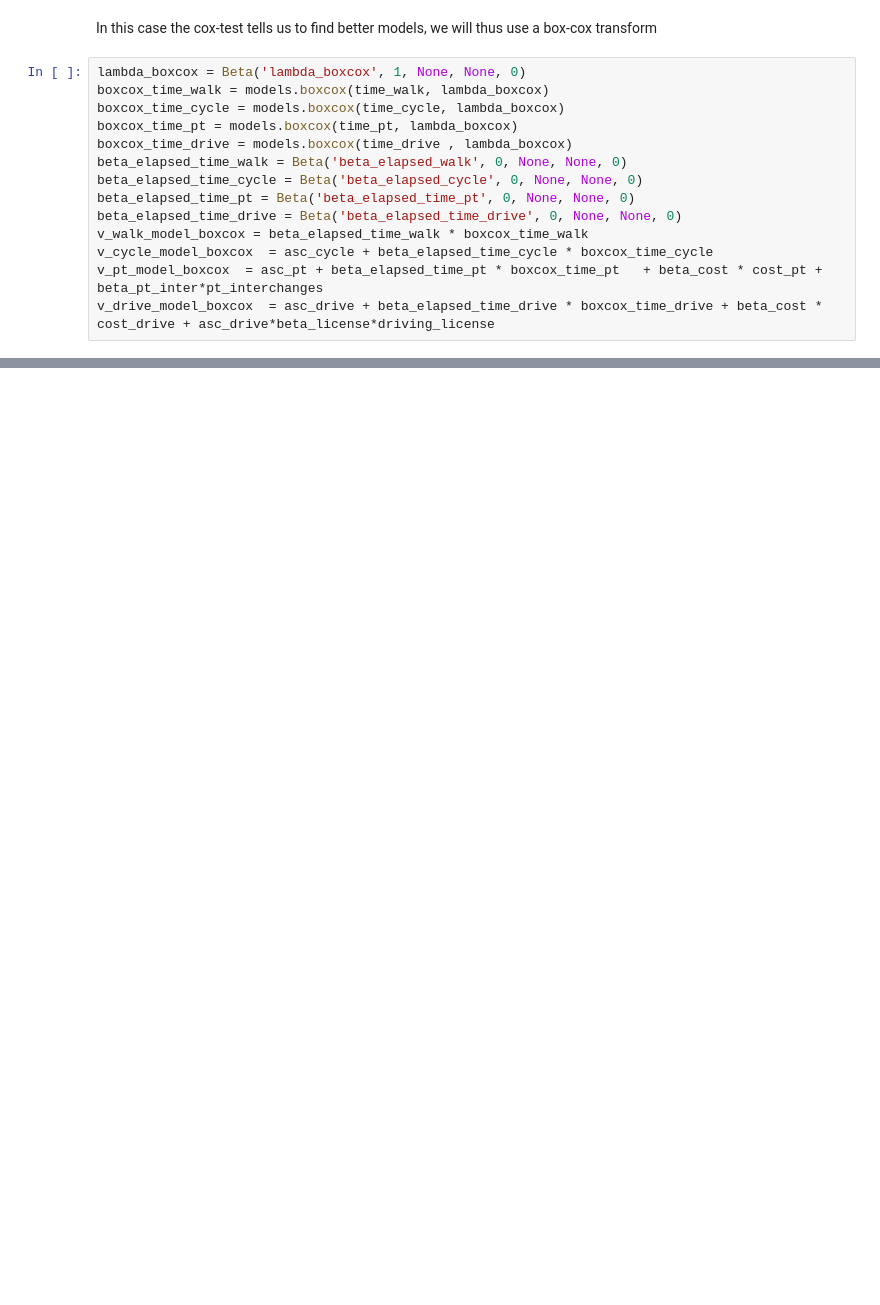
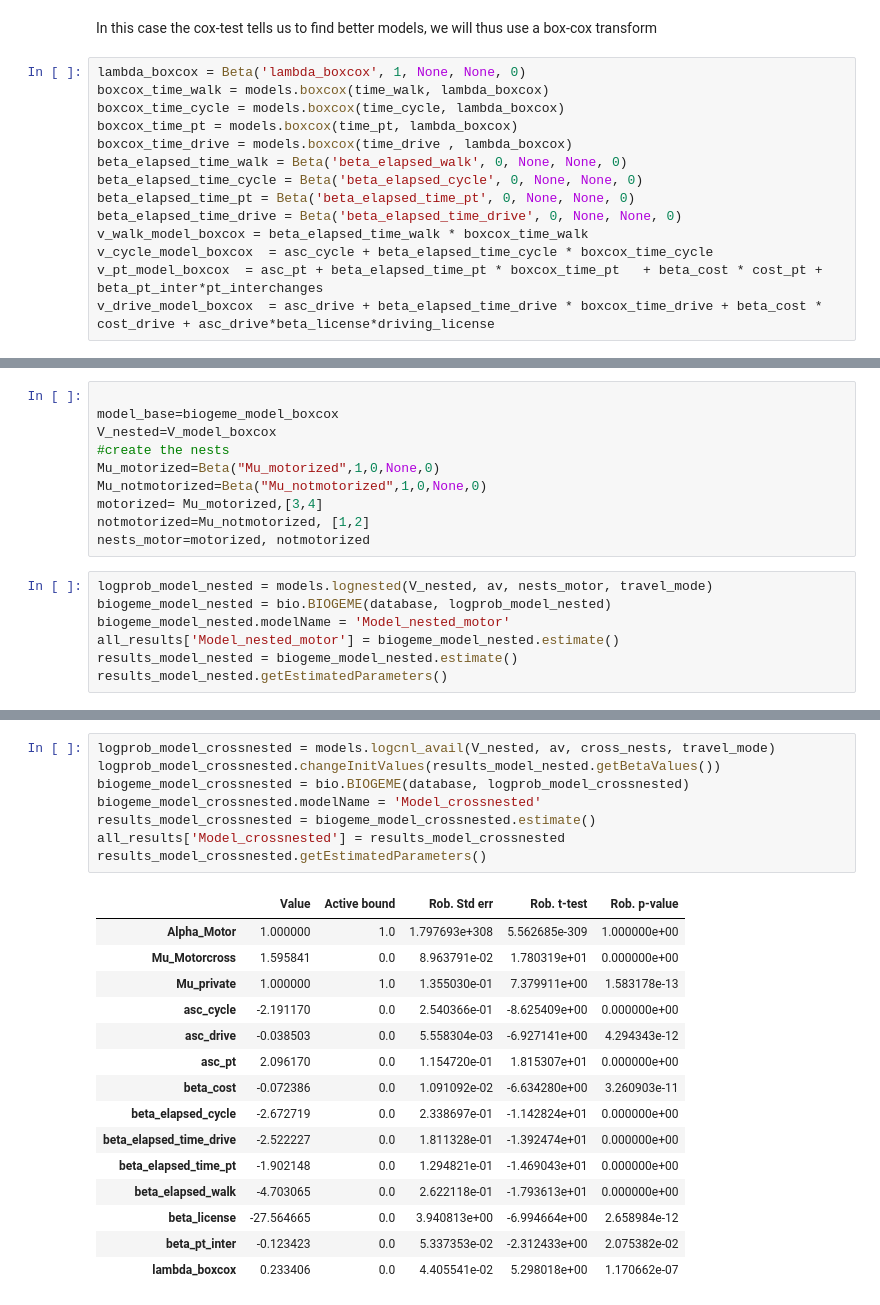
Before and after one commit to DunodMax/MMOB, a Jupyter notebook: main.ipynb, the cells around one changed output, grey strips where cells are left out. Drawn from its saved outputs; the diff is of its cells as text; blank space fills up the shorter version.

```diff
--- a/main.ipynb
+++ b/main.ipynb
@@ -503,0 +503,17 @@ LRTuple(message='H0 can be rejected at level 5.0%', statistic=172.4753942531106,
+# %%
+
+model_base=biogeme_model_boxcox
+V_nested=V_model_boxcox
+#create the nests
+Mu_motorized=Beta("Mu_motorized",1,0,None,0)
+Mu_notmotorized=Beta("Mu_notmotorized",1,0,None,0)
+motorized= Mu_motorized,[3,4]
+notmotorized=Mu_notmotorized, [1,2]
+nests_motor=motorized, notmotorized
+# %%
+logprob_model_nested = models.lognested(V_nested, av, nests_motor, travel_mode)
+biogeme_model_nested = bio.BIOGEME(database, logprob_model_nested)
+biogeme_model_nested.modelName = 'Model_nested_motor'
+all_results['Model_nested_motor'] = biogeme_model_nested.estimate()
+results_model_nested = biogeme_model_nested.estimate()
+results_model_nested.getEstimatedParameters()
@@ -503,0 +556,24 @@ LRTuple(message='H0 can be rejected at level 5.0%', statistic=172.4753942531106,
+# %%
+logprob_model_crossnested = models.logcnl_avail(V_nested, av, cross_nests, travel_mode)
+logprob_model_crossnested.changeInitValues(results_model_nested.getBetaValues())
+biogeme_model_crossnested = bio.BIOGEME(database, logprob_model_crossnested)
+biogeme_model_crossnested.modelName = 'Model_crossnested'
+results_model_crossnested = biogeme_model_crossnested.estimate()
+all_results['Model_crossnested'] = results_model_crossnested
+results_model_crossnested.getEstimatedParameters()
+# %% [output]
+|  | Value | Active bound | Rob. Std err | Rob. t-test | Rob. p-value |
+| Alpha_Motor | 1.000000 | 1.0 | 1.797693e+308 | 5.562685e-309 | 1.000000e+00 |
+| Mu_Motorcross | 1.595841 | 0.0 | 8.963791e-02 | 1.780319e+01 | 0.000000e+00 |
+| Mu_private | 1.000000 | 1.0 | 1.355030e-01 | 7.379911e+00 | 1.583178e-13 |
+| asc_cycle | -2.191170 | 0.0 | 2.540366e-01 | -8.625409e+00 | 0.000000e+00 |
+| asc_drive | -0.038503 | 0.0 | 5.558304e-03 | -6.927141e+00 | 4.294343e-12 |
+| asc_pt | 2.096170 | 0.0 | 1.154720e-01 | 1.815307e+01 | 0.000000e+00 |
+| beta_cost | -0.072386 | 0.0 | 1.091092e-02 | -6.634280e+00 | 3.260903e-11 |
+| beta_elapsed_cycle | -2.672719 | 0.0 | 2.338697e-01 | -1.142824e+01 | 0.000000e+00 |
+| beta_elapsed_time_drive | -2.522227 | 0.0 | 1.811328e-01 | -1.392474e+01 | 0.000000e+00 |
+| beta_elapsed_time_pt | -1.902148 | 0.0 | 1.294821e-01 | -1.469043e+01 | 0.000000e+00 |
+| beta_elapsed_walk | -4.703065 | 0.0 | 2.622118e-01 | -1.793613e+01 | 0.000000e+00 |
+| beta_license | -27.564665 | 0.0 | 3.940813e+00 | -6.994664e+00 | 2.658984e-12 |
+| beta_pt_inter | -0.123423 | 0.0 | 5.337353e-02 | -2.312433e+00 | 2.075382e-02 |
+| lambda_boxcox | 0.233406 | 0.0 | 4.405541e-02 | 5.298018e+00 | 1.170662e-07 |
```
Also changed, not shown: parts of 28 cells of this notebook.
